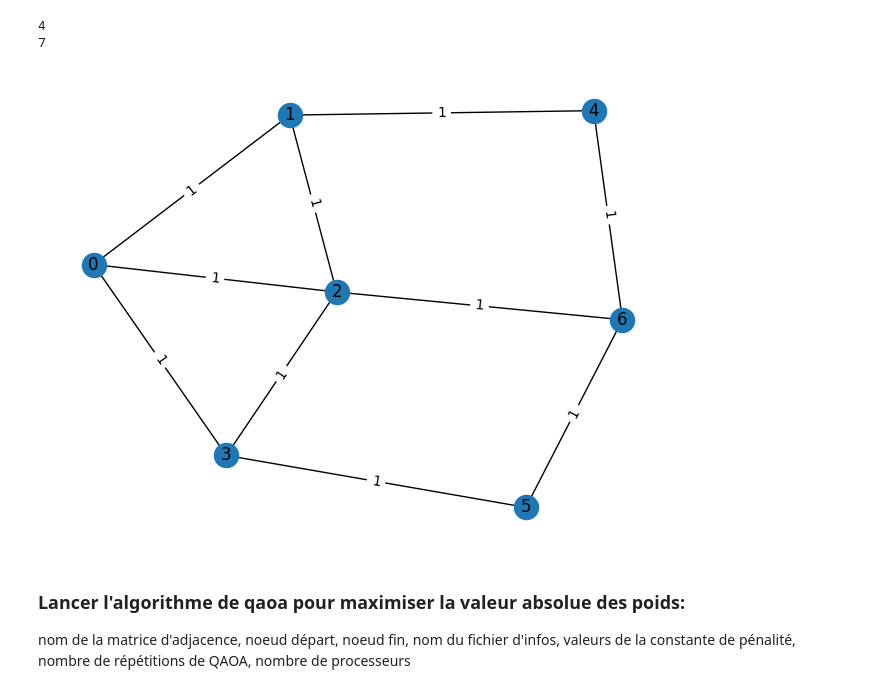
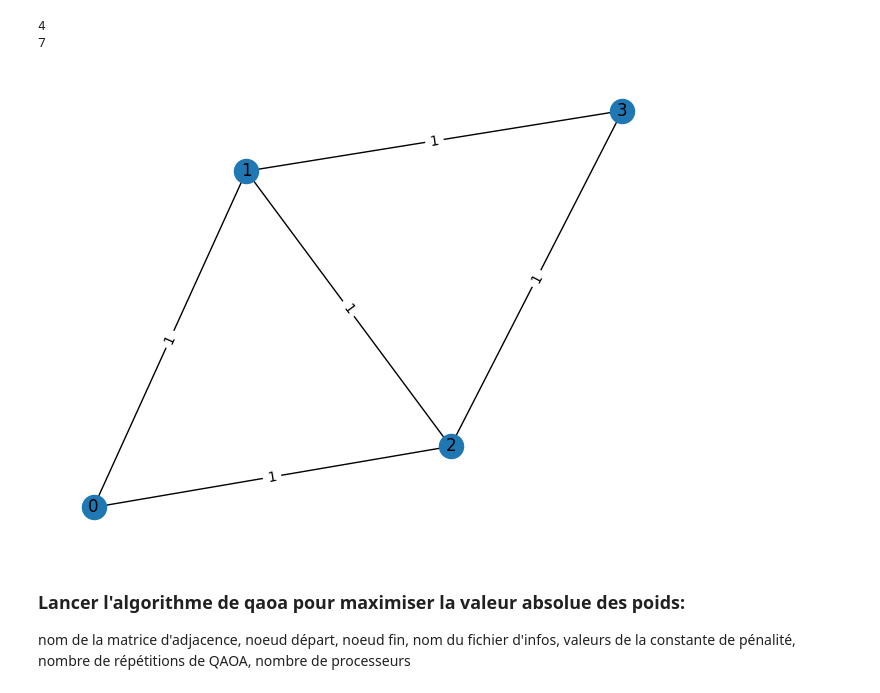
Before and after one commit to scilus/quactography, a Jupyter notebook: scripts/demo.ipynb, the cells around one changed output. Cells and saved outputs as stored; diff of their text form; code cells hidden in the pictures.

```diff
--- a/scripts/demo.ipynb
+++ b/scripts/demo.ipynb
@@ -43,10 +55,10 @@ Figure(640x480)
 4
 7
 # %%
-!python 2_draw_random_adj_matrix.py 10_edges_rand_graph 10_rand_graph_visu
-display(Image(filename='10_rand_graph_visu.png'))
+!python 2_draw_random_adj_matrix.py 5_edges_rand_graph 5_rand_graph_visu
+display(Image(filename='5_rand_graph_visu.png'))
 # %% [output]
-[figure, old version]
+[figure, new version]
 # %% [markdown]
 ### Lancer l'algorithme de qaoa pour maximiser la valeur absolue des poids:
 
```
Also changed, not shown: parts of 4 cells of this notebook, 12 other files.
